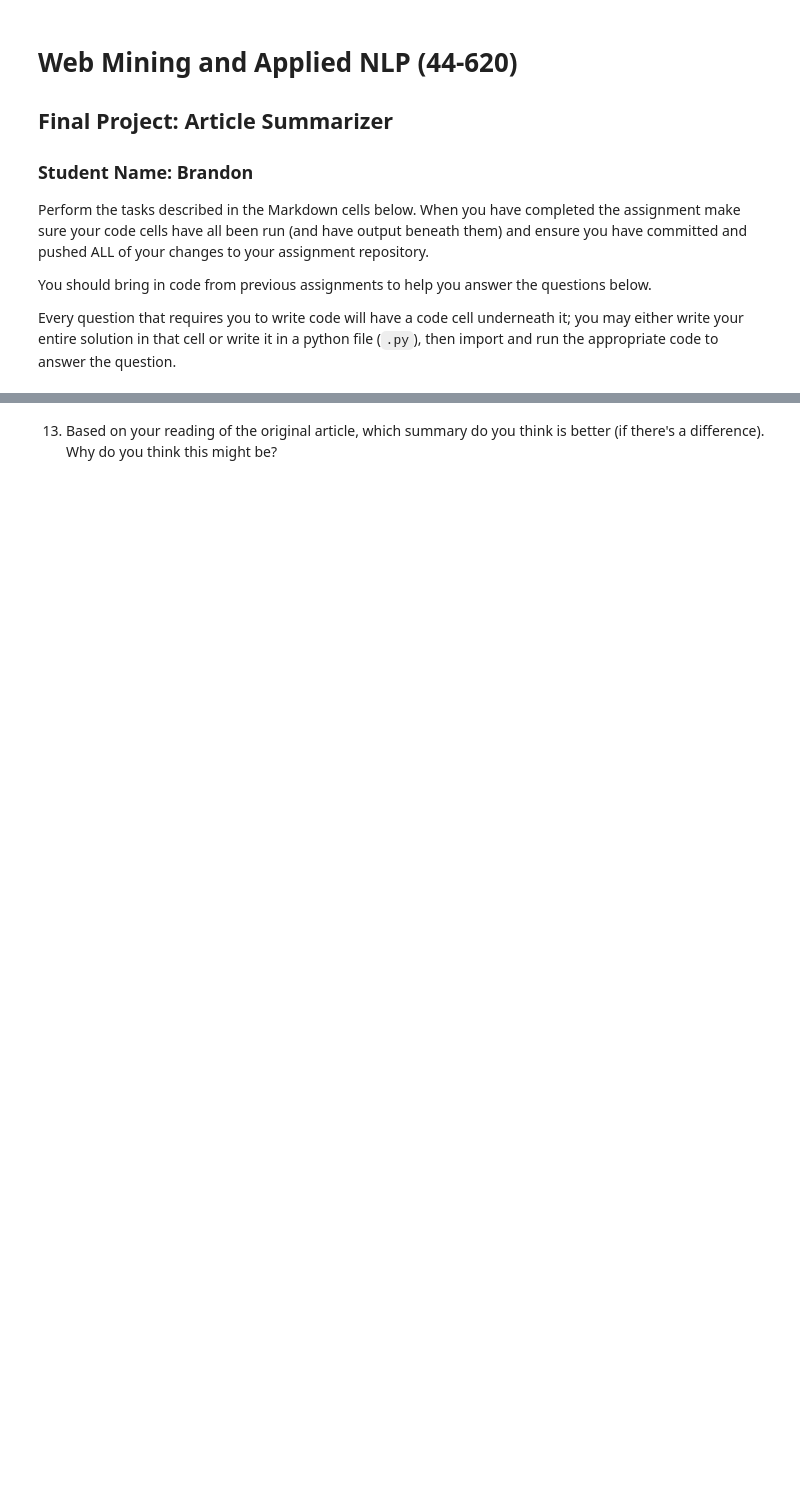
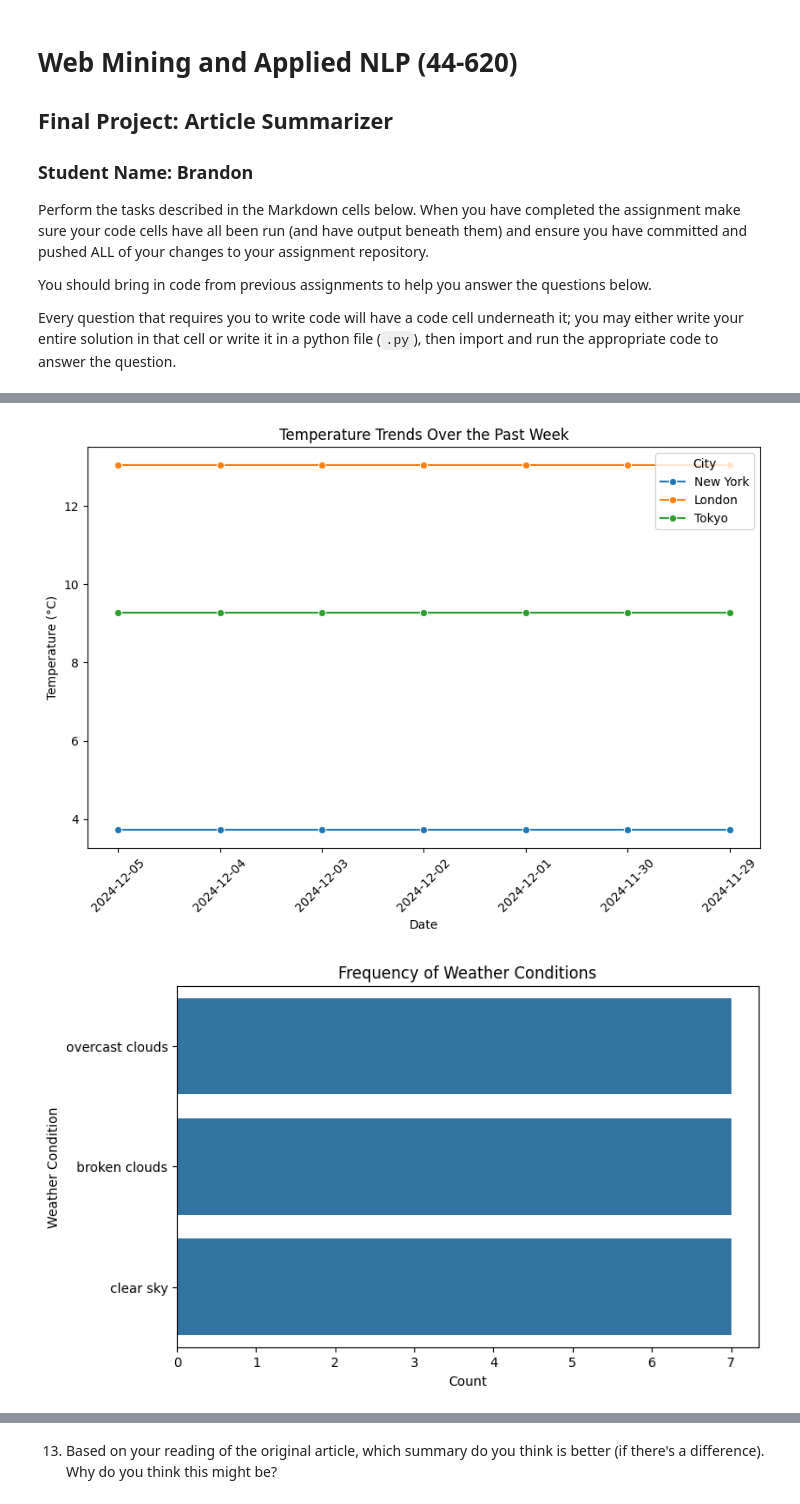
Before and after one commit to brandonjbbb/Final-Summarizer, a Jupyter notebook: article-summarizer.ipynb, the cells around one changed output, grey strips where cells are left out. Cells and saved outputs as stored; diff of their text form; code cells hidden in the pictures; blank space fills up the shorter version.

```diff
--- a/article-summarizer.ipynb
+++ b/article-summarizer.ipynb
@@ -521,0 +151,43 @@ The polarity score of the summaries is generally higher than the full article be
+# %%
+import matplotlib.pyplot as plt
+import seaborn as sns
+
+def analyze_weather_correlations(weather_df):
+    """
+    Analyze temperature fluctuations and weather conditions from the dataset.
+
+    Args:
+    - weather_df (DataFrame): Weather data containing temperature and conditions.
+
+    Returns:
+    - None: Displays plots for analysis.
+    """
+    # Ensure the data is clean
+    weather_df = weather_df.dropna()
+
+    # Plot temperature trends over cities
+    plt.figure(figsize=(10, 6))
+    sns.lineplot(data=weather_df, x="date", y="temperature", hue="city", marker="o")
+    plt.title("Temperature Trends Over the Past Week")
+    plt.xlabel("Date")
+    plt.ylabel("Temperature (°C)")
+    plt.xticks(rotation=45)
+    plt.legend(title="City")
+    plt.show()
+
+    # Analyze frequency of weather conditions
+    plt.figure(figsize=(8, 5))
+    sns.countplot(data=weather_df, y="description", order=weather_df["description"].value_counts().index)
+    plt.title("Frequency of Weather Conditions")
+    plt.xlabel("Count")
+    plt.ylabel("Weather Condition")
+    plt.show()
+
+# Analyze the fetched weather data
+if not weather_df.empty and {'date', 'temperature', 'city', 'description'}.issubset(weather_df.columns):
+    analyze_weather_correlations(weather_df)
+else:
+    print("Weather data is not ready. Ensure Step 2 is successful.")
+# %% [output]
+[figure, added]
+[figure, added]
```
Also changed, not shown: parts of 48 cells of this notebook, 6 other files.
